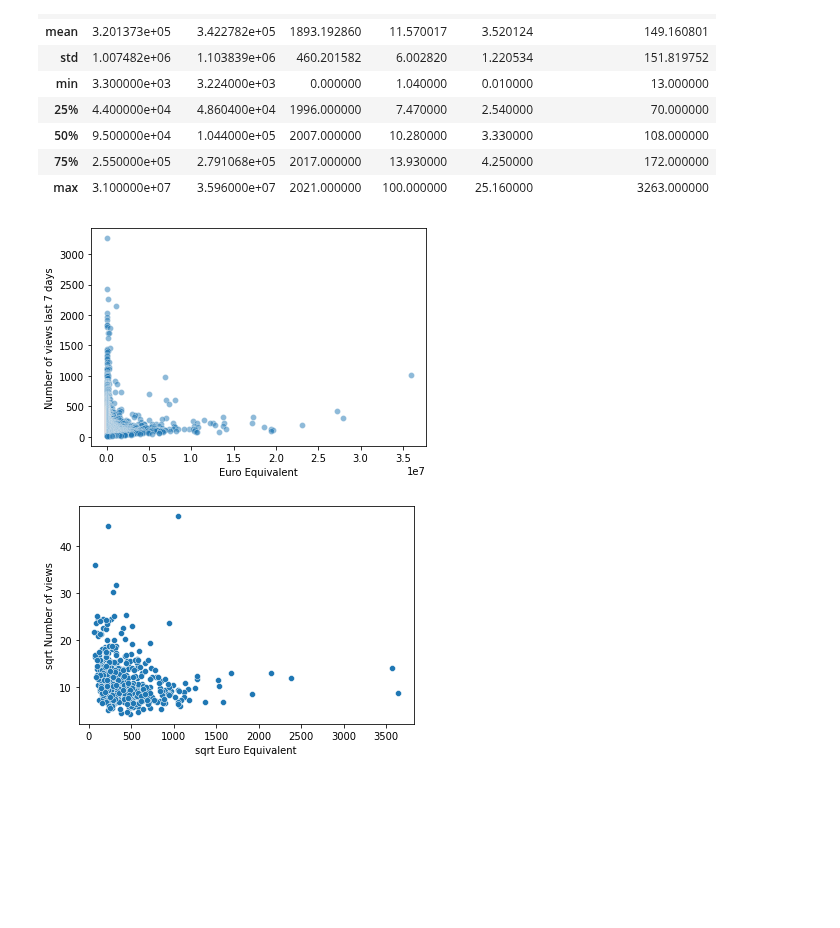
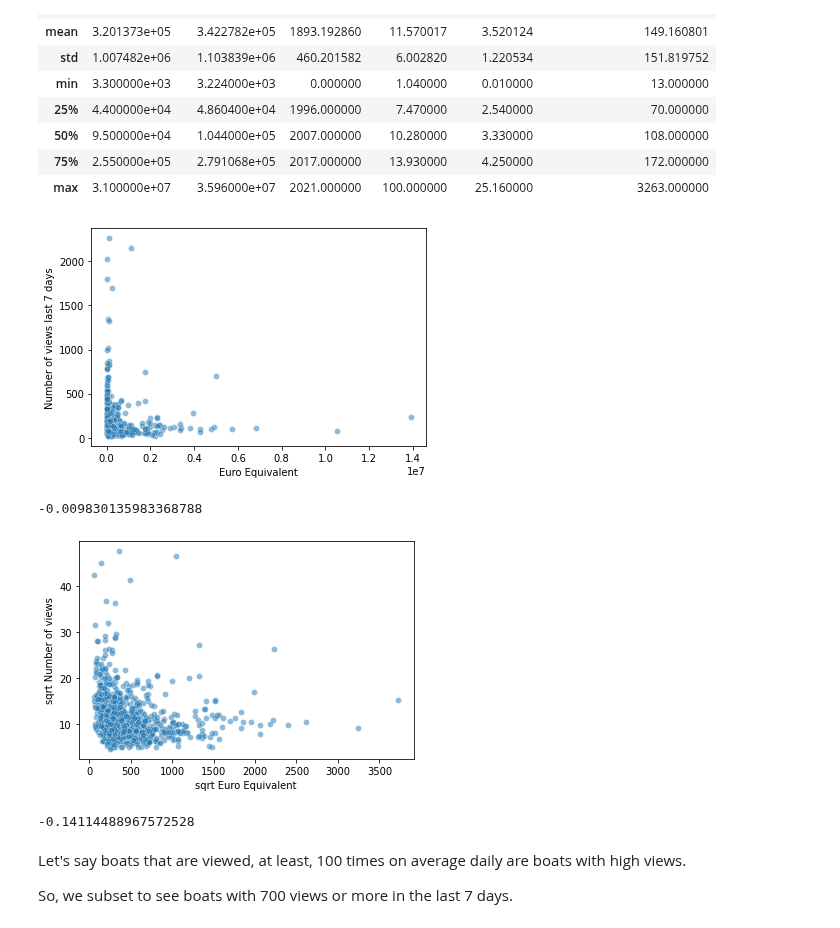
Before and after one commit to Titophilip/DataCamp, a Jupyter notebook: boat_data_analysis.ipynb, the cells around one changed output. Cells and saved outputs as stored; diff of their text form; code cells hidden in the pictures; blank space fills up the shorter version.

```diff
--- a/boat_data_analysis.ipynb
+++ b/boat_data_analysis.ipynb
@@ -51,18 +51,36 @@ boat_data.describe()
 | 75% | 2.550000e+05 | 2.791068e+05 | 2017.000000 | 13.930000 | 4.250000 | 172.000000 |
 | max | 3.100000e+07 | 3.596000e+07 | 2021.000000 | 100.000000 | 25.160000 | 3263.000000 |
 # %%
-sns.scatterplot(x='Euro Equivalent', y='Number of views last 7 days', data=boat_data, alpha=0.5)
+np.random.seed(43)
+
+sample = boat_data.sample(n=1000)
+
+sns.scatterplot(x='Euro Equivalent', y='Number of views last 7 days', data=sample, alpha=0.5)
 plt.show()
 # %% [output]
-[figure, old version]
+[figure, new version]
+# %%
+correlation = boat_data['Euro Equivalent'].corr(boat_data['Number of views last 7 days'])
+print(correlation)
+# %% [output]
+-0.009830135983368788
 # %%
 boat_data['sqrt Euro Equivalent'] = np.sqrt(boat_data['Euro Equivalent'])
 boat_data['sqrt Number of views'] = np.sqrt(boat_data['Number of views last 7 days'])
 
-sample = boat_data.sample(n=500)
+# sample = boat_data.sample(n=500)
 
-sns.scatterplot(data= sample, x='sqrt Euro Equivalent', y='sqrt Number of views')
+sns.scatterplot(data= sample, x='sqrt Euro Equivalent', y='sqrt Number of views', alpha=0.5)
 plt.show()
 # %% [output]
-[figure, old version]
+[figure, new version]
+# %%
+correlation_sqrt = boat_data['sqrt Euro Equivalent'].corr(boat_data['sqrt Number of views'])
+print(correlation_sqrt)
+# %% [output]
+-0.14114488967572528
+# %% [markdown]
+Let's say boats that are viewed, at least, 100 times on average daily are boats with high views.
+
+So, we subset to see boats with 700 views or more in the last 7 days.
 # %%
```
Also changed, not shown: parts of 2 cells of this notebook.
